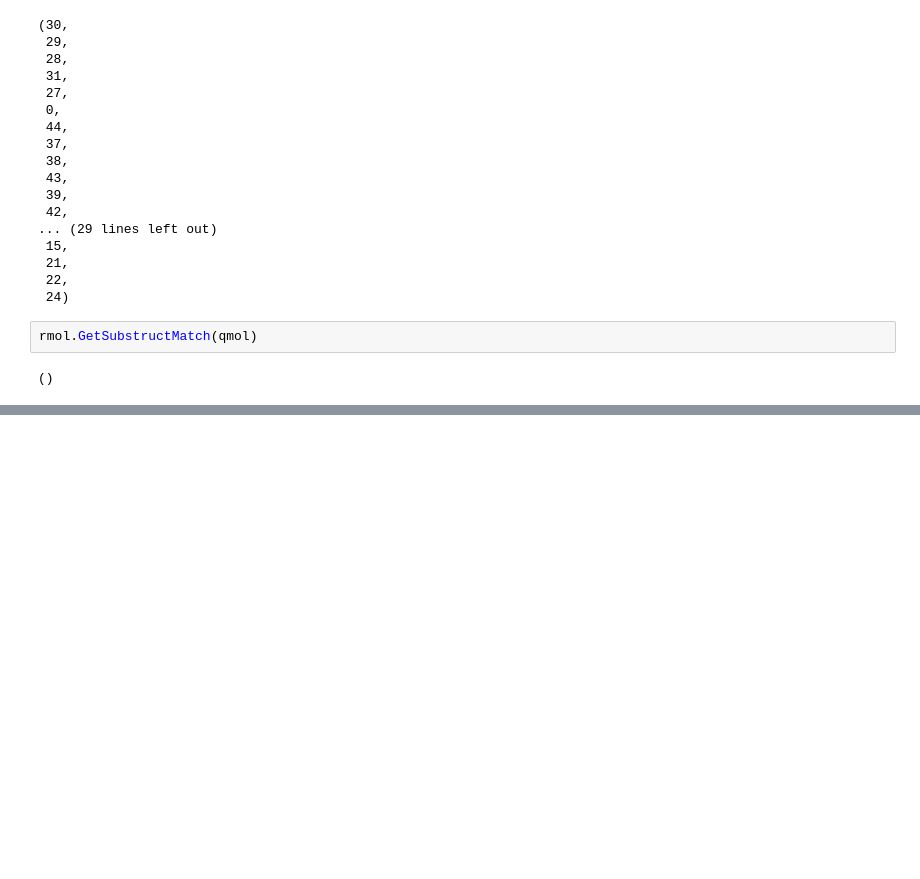
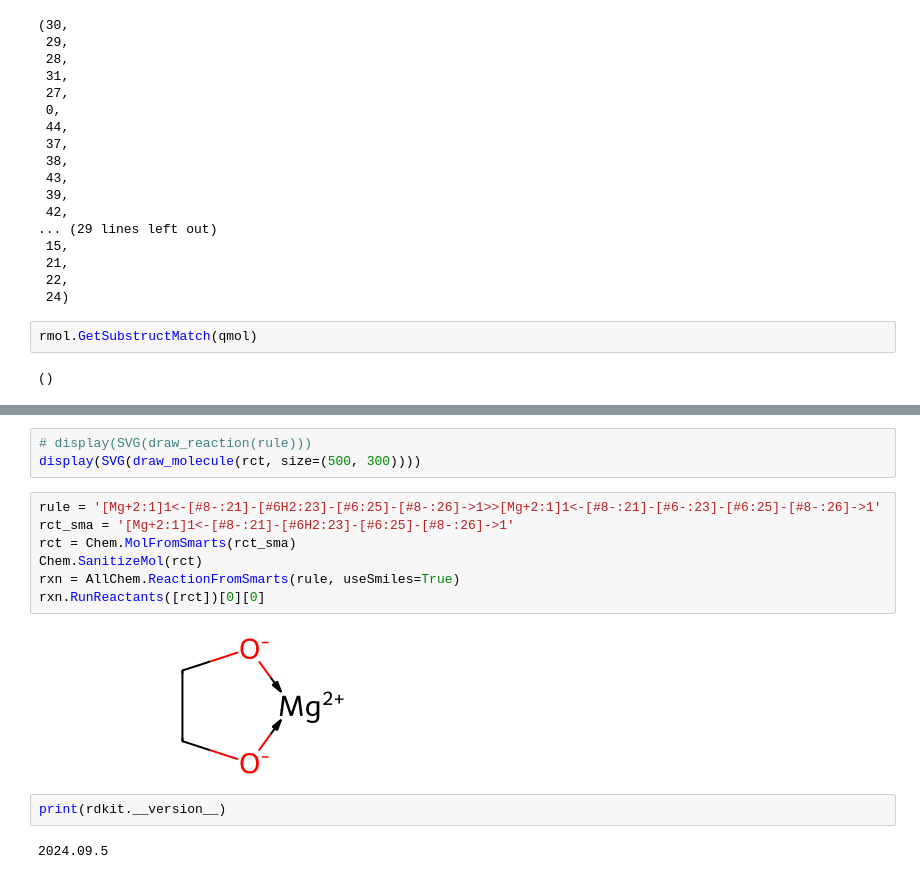
Before and after one commit to stefanpate/enz-rxn-data, a Jupyter notebook: explore_mechanism.ipynb, the cells around one changed output, grey strips where cells are left out. Cells and saved outputs as stored; diff of their text form; blank space fills up the shorter version.

```diff
--- a/explore_mechanism.ipynb
+++ b/explore_mechanism.ipynb
@@ -238,0 +287,16 @@ rmol
+# %%
+# display(SVG(draw_reaction(rule)))
+display(SVG(draw_molecule(rct, size=(500, 300))))
+# %%
+rule = '[Mg+2:1]1<-[#8-:21]-[#6H2:23]-[#6:25]-[#8-:26]->1>>[Mg+2:1]1<-[#8-:21]-[#6-:23]-[#6:25]-[#8-:26]->1'
+rct_sma = '[Mg+2:1]1<-[#8-:21]-[#6H2:23]-[#6:25]-[#8-:26]->1'
+rct = Chem.MolFromSmarts(rct_sma)
+Chem.SanitizeMol(rct)
+rxn = AllChem.ReactionFromSmarts(rule, useSmiles=True)
+rxn.RunReactants([rct])[0][0]
+# %% [output]
+[figure, added]
+# %%
+print(rdkit.__version__)
+# %% [output]
+2024.09.5
```
Also changed, not shown: parts of 10 cells of this notebook.
